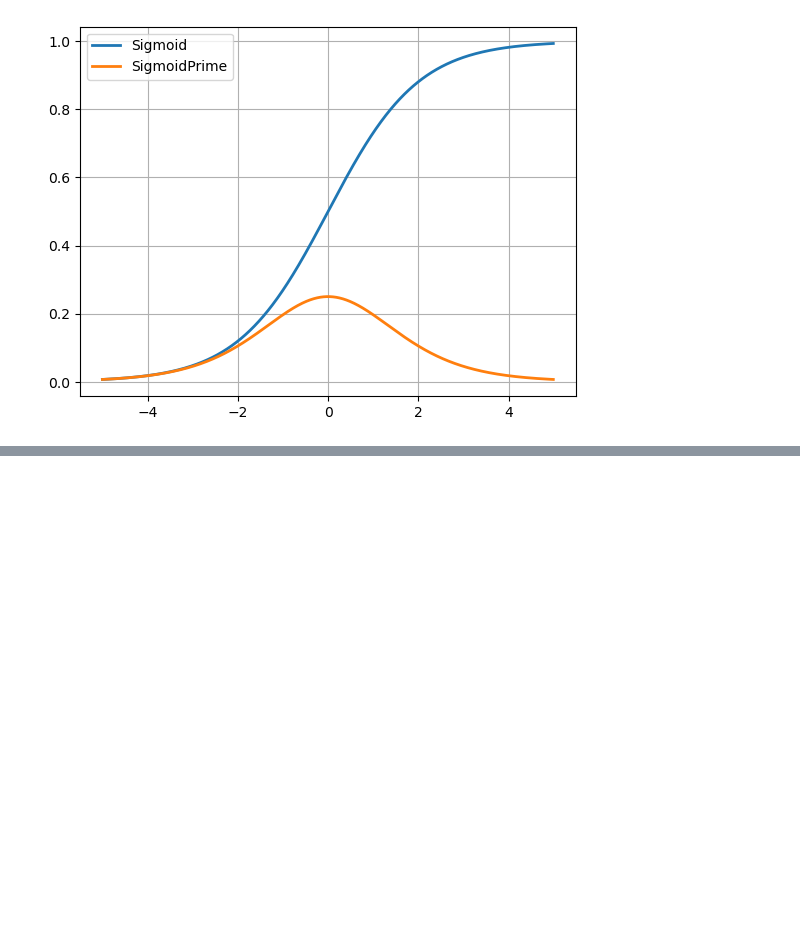
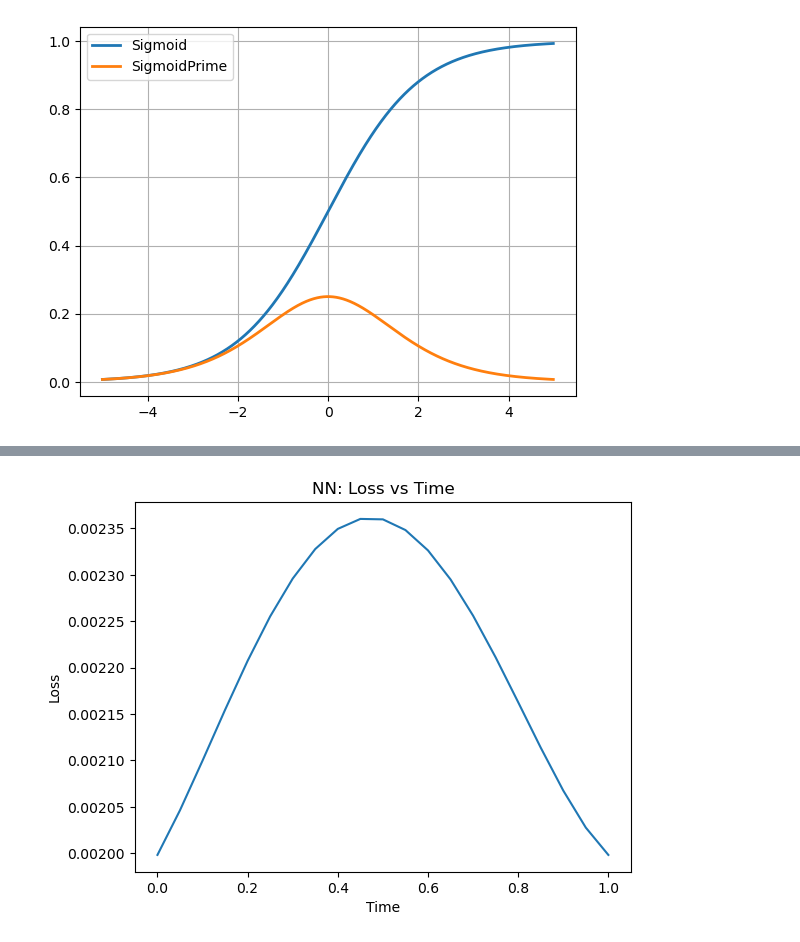
Before and after one commit to ranashreyas/Cogsci131_assg1, a Jupyter notebook: NeuralNetsSummer23.ipynb, the cells around one changed output, grey strips where cells are left out. Saved outputs shown, nothing was run; the diff lists cells and outputs as text; code cells hidden in the pictures; blank space fills up the shorter version.

```diff
--- a/NeuralNetsSummer23.ipynb
+++ b/NeuralNetsSummer23.ipynb
@@ -256,0 +250,9 @@ print(iterations)
+# %%
+###3
+
+X = np.array(([3,5],[5,1],[10,1]), dtype=float)
+y = np.array(([75],[80],[93]), dtype=float)
+
+X = X/np.amax(X, axis=0)
+y = y/100
+X,y
@@ -256,0 +266,4 @@ print(iterations)
+# %%
+theta1 = [NN1.W1, NN1.W2]
+theta2 = [NN2.W1, NN2.W2]
+theta1, theta2
@@ -256,0 +281,11 @@ print(iterations)
+# %%
+time = np.arange(0,1.001,0.05)
+
+whatlist = []
+for i in time:
+    what1 = (1-i)*theta1[0] + i*theta2[0] ### w_hat_1 = (1-time)*NN1.W1 + time*NN2.W1
+    what2 = (1-i)*theta1[1] + i*theta2[1] ### w_hat_2 = (1-time)*NN1.W2 + time*NN2.W2
+    what = [what1, what2] ### [(1-time)*NN1.W1 + time*NN2.W1, (1-time)*NN1.W2 + time*NN2.W2]
+    whatlist.append(what)
+
+whatlist
@@ -256,0 +310,18 @@ print(iterations)
+# %%
+tempnet = Neural_Network()
+
+costs = []
+iterations = np.arange(0, len(time))
+
+for i in range(len(time)):
+    tempnet.W1 = whatlist[i][0]
+    tempnet.W2 = whatlist[i][1]
+    cost = tempnet.costFunction(X, y)
+    costs.append(cost)
+# %%
+plt.plot(time, costs);
+plt.title("NN: Loss vs Time")
+plt.xlabel("Time");
+plt.ylabel("Loss");
+# %% [output]
+[figure, added]
```
Also changed, not shown: parts of 18 cells of this notebook.
